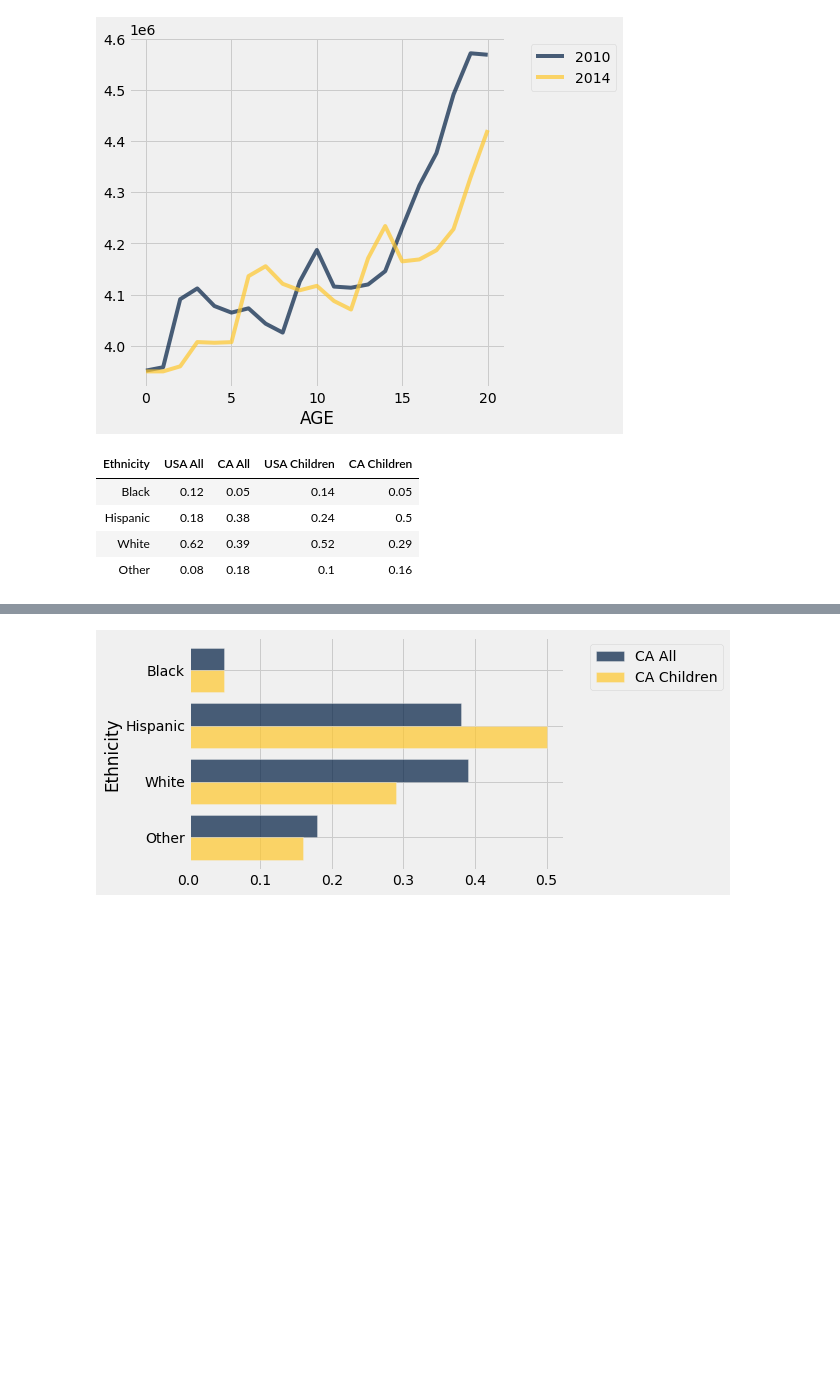
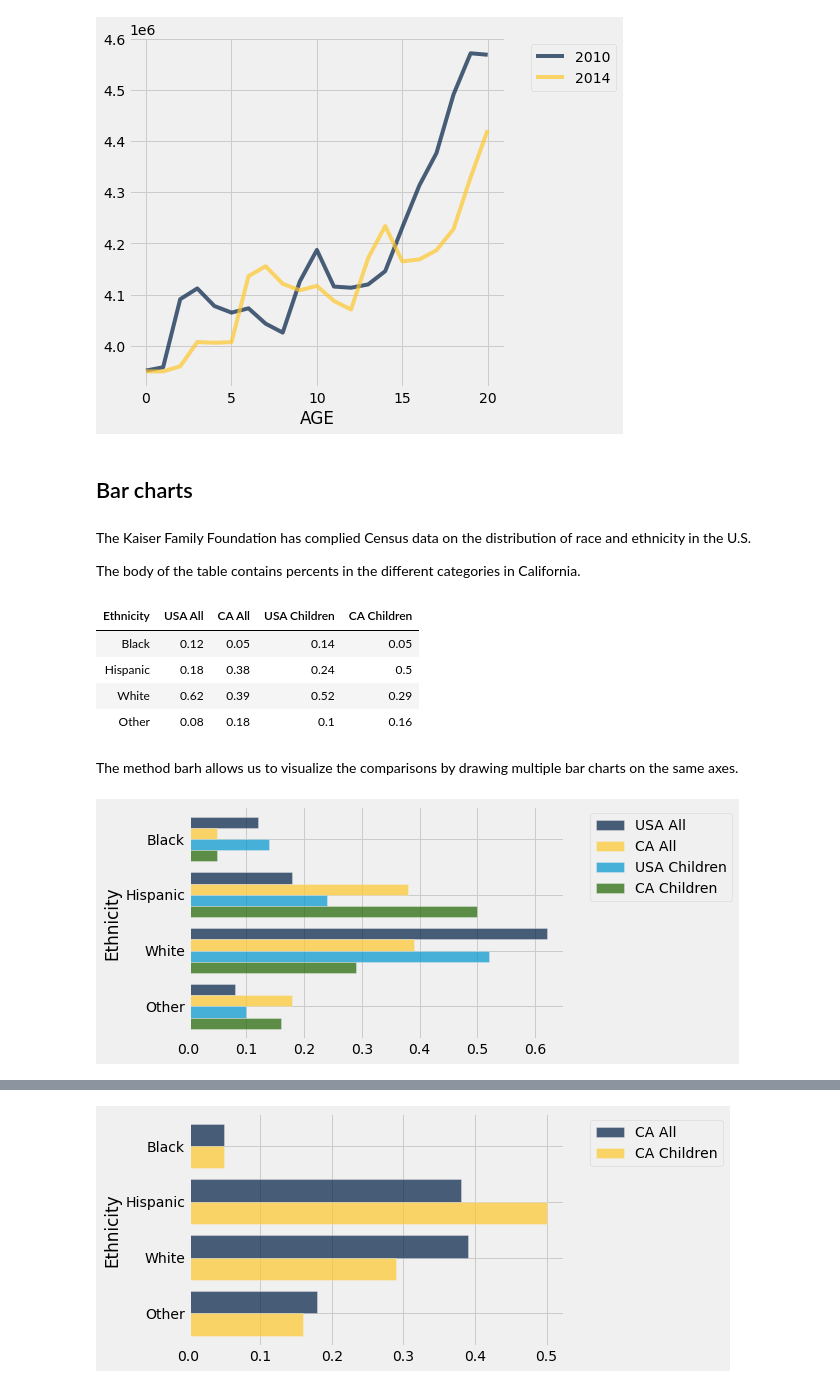
Before and after one commit to marctollis/INF110-Discovering-Informatics, a Jupyter notebook: coding snippets/lecture_9_snippets/Lecture 9.ipynb, the cells around one changed output, grey strips where cells are left out. Drawn from its saved outputs; the diff is of its cells as text; code cells hidden in the pictures; blank space fills up the shorter version.

```diff
--- a/coding snippets/lecture_9_snippets/Lecture 9.ipynb
+++ b/coding snippets/lecture_9_snippets/Lecture 9.ipynb
@@ -96,6 +224,12 @@ population
 population.plot("AGE")
 # %% [output]
 [figure]
+# %% [markdown]
+## Bar charts
+# %% [markdown]
+The Kaiser Family Foundation has complied Census data on the distribution of race and ethnicity in the U.S.
+
+The body of the table contains percents in the different categories in California.
 # %%
 ca_data = Table().read_table("usa_ca_2014.csv")
 ca_data
@@ -105,3 +239,9 @@ ca_data
 | Hispanic | 0.18 | 0.38 | 0.24 | 0.5 |
 | White | 0.62 | 0.39 | 0.52 | 0.29 |
 | Other | 0.08 | 0.18 | 0.1 | 0.16 |
+# %% [markdown]
+The method barh allows us to visualize the comparisons by drawing multiple bar charts on the same axes.
+# %%
+ca_data.barh('Ethnicity')
+# %% [output]
+[figure, added]
```
Also changed, not shown: parts of 26 cells of this notebook, 1 other file.
